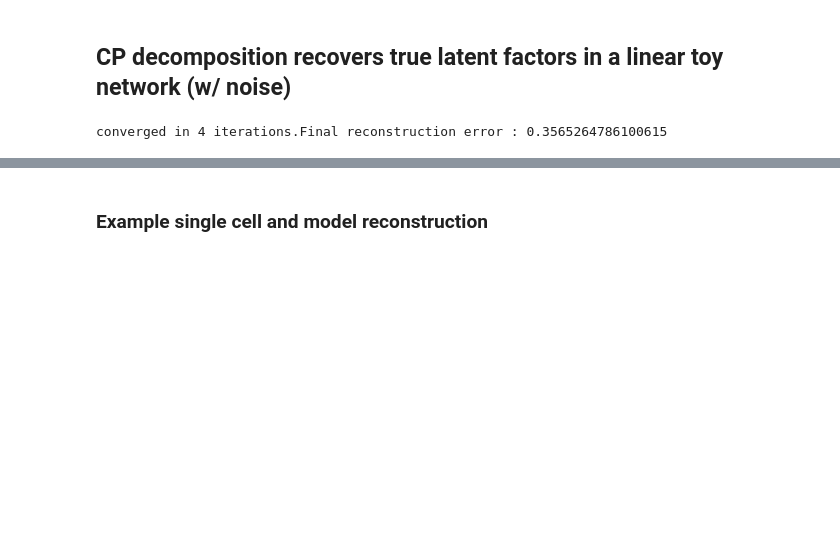
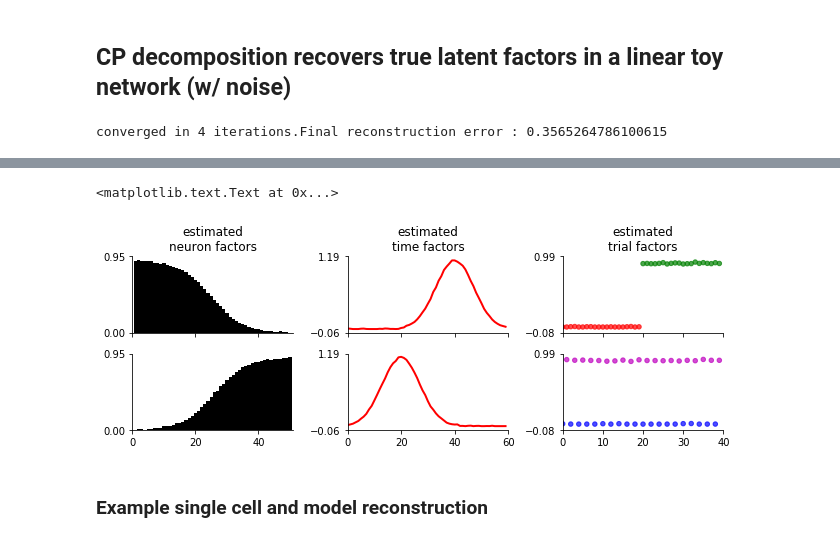
Before and after one commit to neurostatslab/tensortools, a Jupyter notebook: examples/neuro-demo.ipynb, the cells around one changed output, grey strips where cells are left out. Drawn from its saved outputs; the diff is of its cells as text; code cells hidden in the pictures; blank space fills up the shorter version.

Commit message:
add changing color to demo

```diff
--- a/examples/neuro-demo.ipynb
+++ b/examples/neuro-demo.ipynb
@@ -109,3 +113,21 @@ axes[0,2].set_title('ground truth\ntrial factors')
+# %%
+# make plots
+kw = dict(figsize=(9,3), bar_kw=bar_kw, line_kw=line_kw, scatter_kw=scatter_kw)
+fig, axes, pl = tt.plot_factors(model, plots=['bar', 'line', 'scatter'], **kw)
+
+# change colors
+trial_outcome = ['r' if k < 20 else 'g' for k in range(40)]
+trial_condition = ['b' if (k % 2) == 0 else 'm' for k in range(40)]
+pl[0,2].set_color(trial_outcome)
+pl[1,2].set_color(trial_condition)
+
+# titles
+axes[0,0].set_title('estimated\nneuron factors')
+axes[0,1].set_title('estimated\ntime factors')
+axes[0,2].set_title('estimated\ntrial factors')
+# %% [output]
+<matplotlib.text.Text at 0x...>
+[figure, added]
 # %% [markdown]
 ### Example single cell and model reconstruction
 # %%
```
Also changed, not shown: parts of 2 cells of this notebook.
